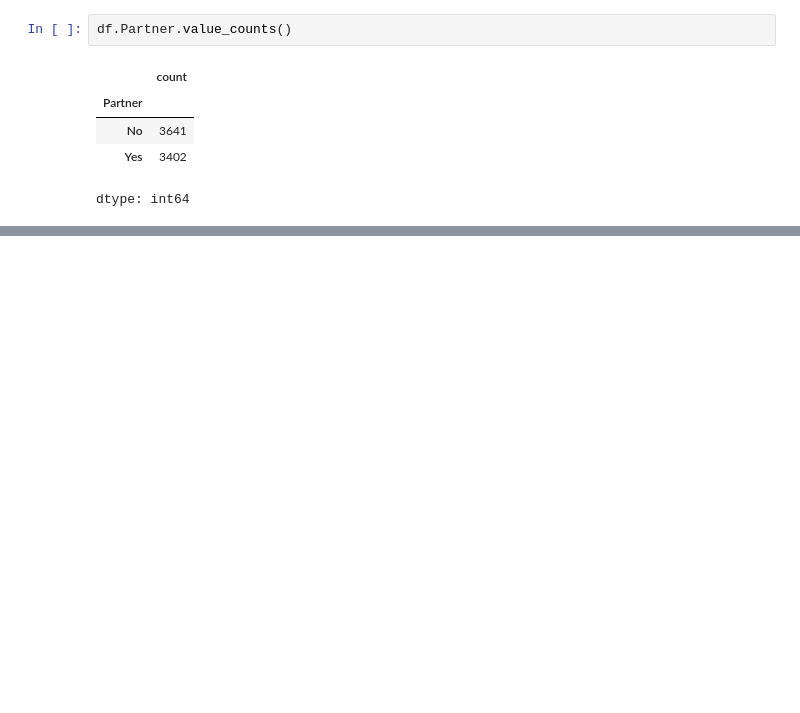
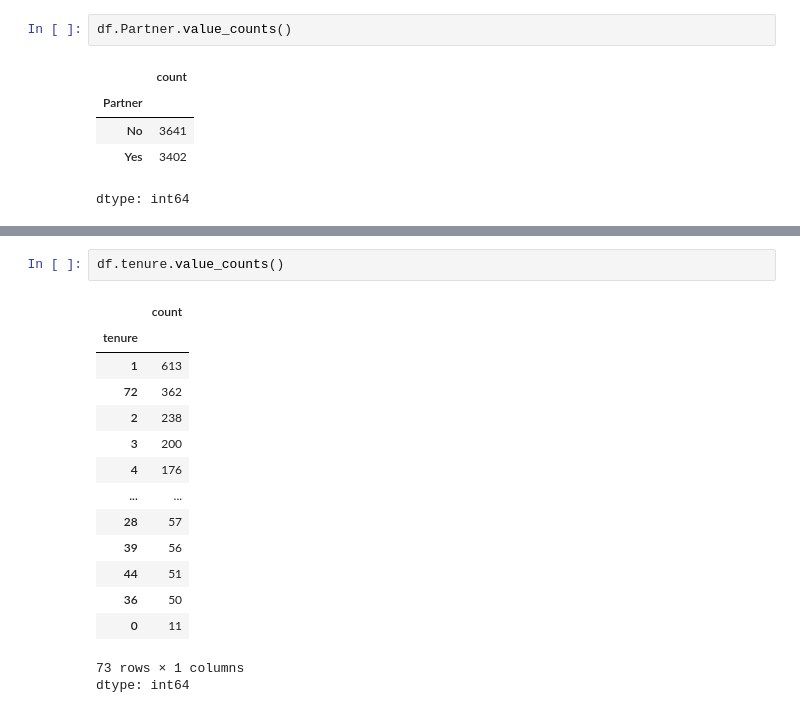
Before and after one commit to sbmccall/data-science-projects, a Jupyter notebook: telco-customer-churn/notebooks/telco_customer_churn_sbm.ipynb, the cells around one changed output, grey strips where cells are left out. Drawn from its saved outputs; the diff is of its cells as text; blank space fills up the shorter version.

```diff
--- a/telco-customer-churn/notebooks/telco_customer_churn_sbm.ipynb
+++ b/telco-customer-churn/notebooks/telco_customer_churn_sbm.ipynb
@@ -81,0 +100,18 @@ df.
+# %%
+df.tenure.value_counts()
+# %% [output]
+|  | count |
+| tenure |  |
+| 1 | 613 |
+| 72 | 362 |
+| 2 | 238 |
+| 3 | 200 |
+| 4 | 176 |
+| ... | ... |
+| 28 | 57 |
+| 39 | 56 |
+| 44 | 51 |
+| 36 | 50 |
+| 0 | 11 |
+73 rows × 1 columns
+dtype: int64
```
Also changed, not shown: parts of 6 cells of this notebook.
